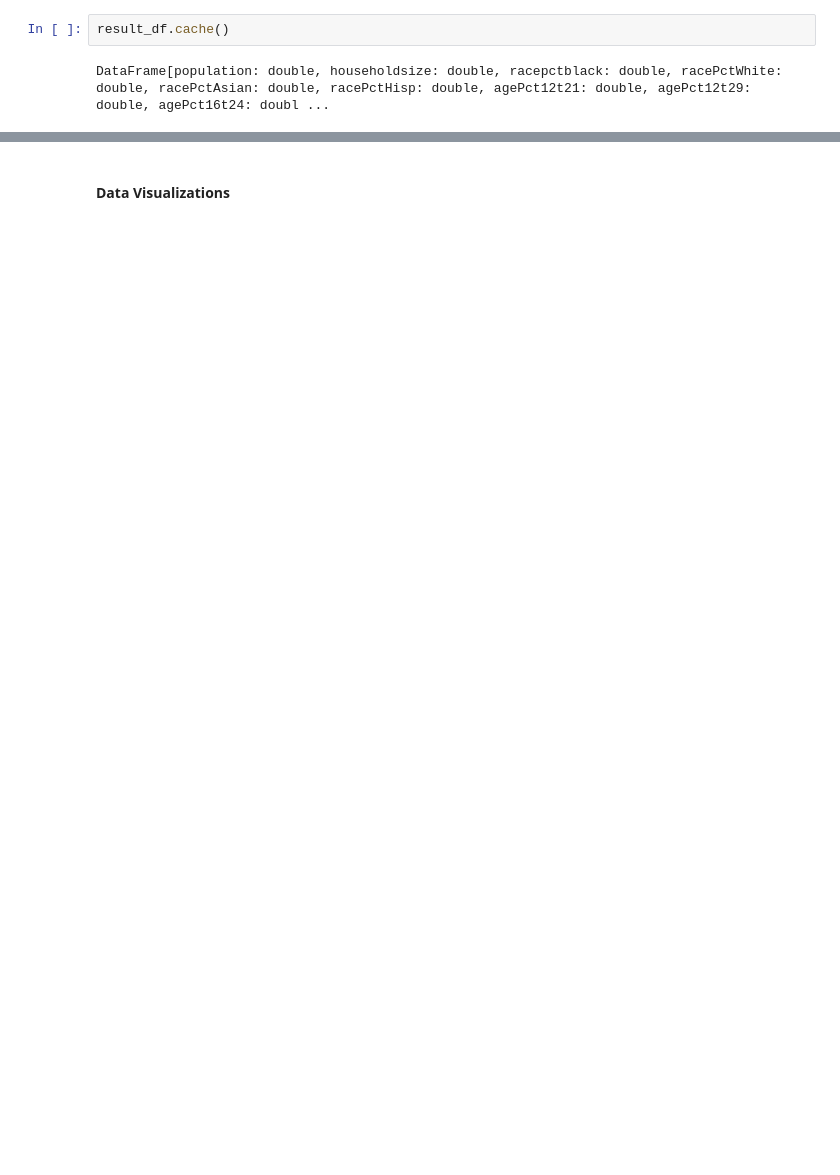
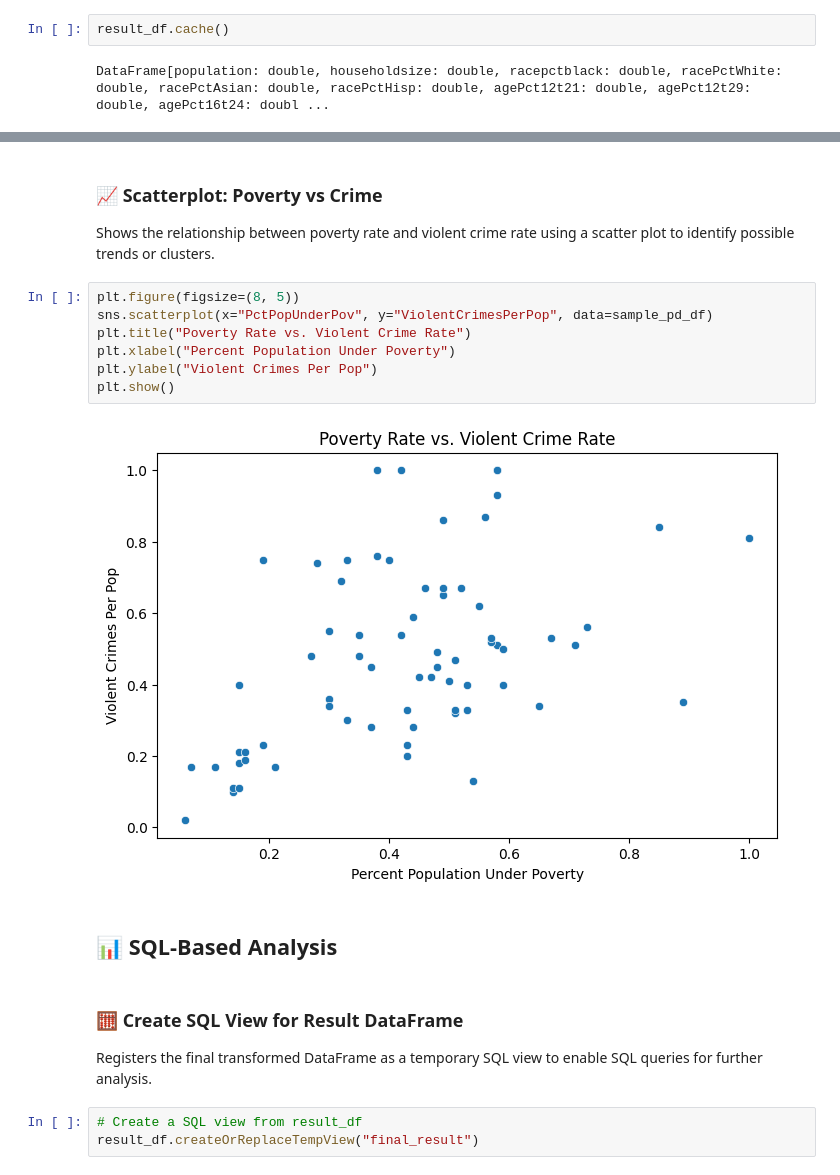
Before and after one commit to m-bermudez/ISM6562-Big-Data-Final-Project, a Jupyter notebook: Final Project.ipynb, the cells around one changed output, grey strips where cells are left out. Drawn from its saved outputs; the diff is of its cells as text; blank space fills up the shorter version.

```diff
--- a/Final Project.ipynb
+++ b/Final Project.ipynb
@@ -215,2 +313,20 @@ DataFrame[population: double, householdsize: double, racepctblack: double, raceP
+# %% [markdown]
+### 📈 Scatterplot: Poverty vs Crime
+Shows the relationship between poverty rate and violent crime rate using a scatter plot to identify possible trends or clusters.
+# %%
+plt.figure(figsize=(8, 5))
+sns.scatterplot(x="PctPopUnderPov", y="ViolentCrimesPerPop", data=sample_pd_df)
+plt.title("Poverty Rate vs. Violent Crime Rate")
+plt.xlabel("Percent Population Under Poverty")
+plt.ylabel("Violent Crimes Per Pop")
+plt.show()
+# %% [output]
+[figure, added]
 # %% [markdown]
-#### Data Visualizations
+## 📊 **SQL-Based Analysis**
+# %% [markdown]
+### 🧮 Create SQL View for Result DataFrame
+Registers the final transformed DataFrame as a temporary SQL view to enable SQL queries for further analysis.
+# %%
+# Create a SQL view from result_df
+result_df.createOrReplaceTempView("final_result")
```
Also changed, not shown: parts of 43 cells of this notebook.
